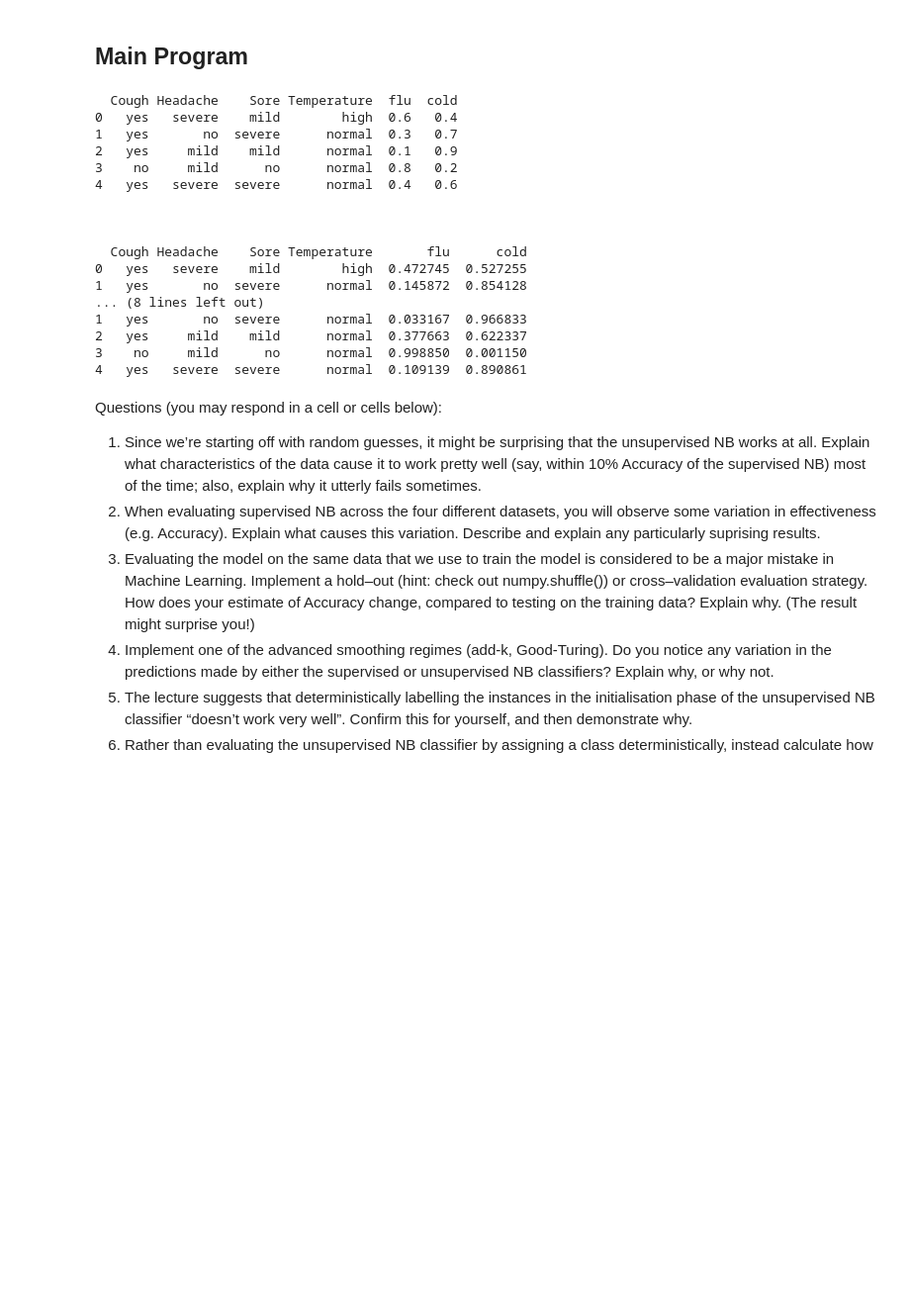
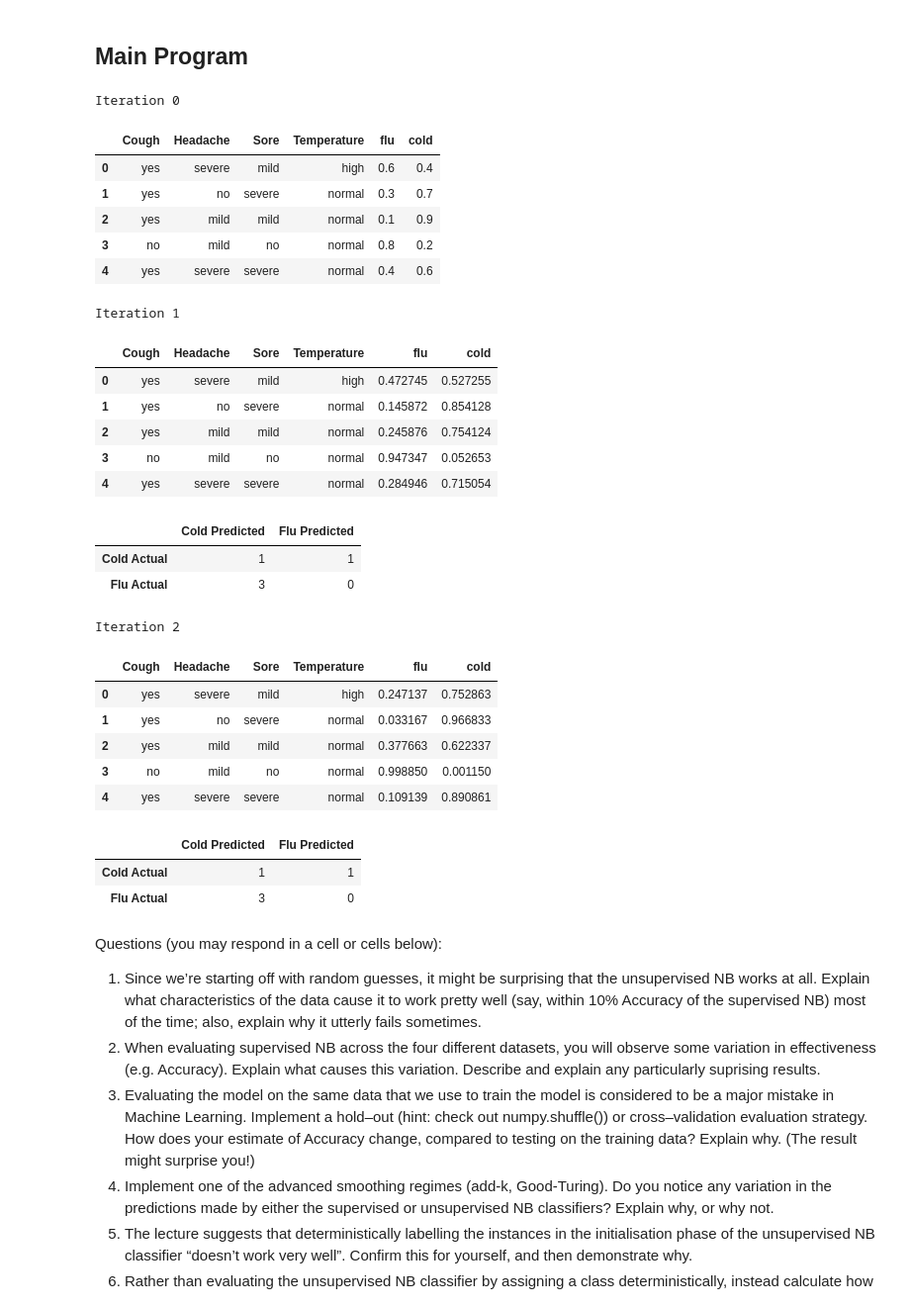
Before and after one commit to maleakhiw/Naive-Bayes-Algorithm, a Jupyter notebook: COMP30027 2018S1 - Project 1.ipynb, the cells around one changed output. Shown: that part at 99% size. Saved outputs shown, nothing was run; the diff lists cells and outputs as text; code cells hidden in the pictures; blank space fills up the shorter version.

```diff
--- a/COMP30027 2018S1 - Project 1.ipynb
+++ b/COMP30027 2018S1 - Project 1.ipynb
@@ -566,38 +513,50 @@ def evaluate_unsupervised(true_test_result, predicted_test_result, class_column)
 # %%
 # Using the training df
 attribute_column = list(training_df.columns)
 attribute_column.remove("class")
 unsupervised_df = initialise_unsupervised_naive_bayes(training_df, "class")
 unsupervised_df["flu"] = [0.6, 0.3, 0.1, 0.8, 0.4]
 unsupervised_df["cold"] = [0.4, 0.7, 0.9, 0.2, 0.6]
+print("Iteration 0")
 display(unsupervised_df)
 print("\n\n")
 for i in range(ITERATION):
     # Train and give prediction and calculate accuracy
+    print("Iteration {}".format(i+1))
     model = train_probability_unsupervised(training_df["class"].unique(), attribute_column, unsupervised_df, "class")
     predicted_test_result = predict_unsupervised(unsupervised_df, training_df["class"].unique(), attribute_column, "class", model)
-    confusion_matrix = evaluate_unsupervised(["flu", "cold", "flu", "cold", "flu"], predicted_test_result)
+    confusion_matrix = evaluate_unsupervised(["flu", "cold", "flu", "cold", "flu"], predicted_test_result, ["cold", "flu"])
     display(unsupervised_df)
     display(confusion_matrix)
     print("\n\n")
 # %% [output]
-  Cough Headache    Sore Temperature  flu  cold
-0   yes   severe    mild        high  0.6   0.4
-1   yes       no  severe      normal  0.3   0.7
-2   yes     mild    mild      normal  0.1   0.9
-3    no     mild      no      normal  0.8   0.2
-4   yes   severe  severe      normal  0.4   0.6
-
-
-
-  Cough Headache    Sore Temperature       flu      cold
-0   yes   severe    mild        high  0.472745  0.527255
-1   yes       no  severe      normal  0.145872  0.854128
-... (8 lines left out)
-1   yes       no  severe      normal  0.033167  0.966833
-2   yes     mild    mild      normal  0.377663  0.622337
-3    no     mild      no      normal  0.998850  0.001150
-4   yes   severe  severe      normal  0.109139  0.890861
+Iteration 0
+|  | Cough | Headache | Sore | Temperature | flu | cold |
+| 0 | yes | severe | mild | high | 0.6 | 0.4 |
+| 1 | yes | no | severe | normal | 0.3 | 0.7 |
+| 2 | yes | mild | mild | normal | 0.1 | 0.9 |
+| 3 | no | mild | no | normal | 0.8 | 0.2 |
+| 4 | yes | severe | severe | normal | 0.4 | 0.6 |
+Iteration 1
+|  | Cough | Headache | Sore | Temperature | flu | cold |
+| 0 | yes | severe | mild | high | 0.472745 | 0.527255 |
+| 1 | yes | no | severe | normal | 0.145872 | 0.854128 |
+| 2 | yes | mild | mild | normal | 0.245876 | 0.754124 |
+| 3 | no | mild | no | normal | 0.947347 | 0.052653 |
+| 4 | yes | severe | severe | normal | 0.284946 | 0.715054 |
+|  | Cold Predicted | Flu Predicted |
+| Cold Actual | 1 | 1 |
+| Flu Actual | 3 | 0 |
+Iteration 2
+|  | Cough | Headache | Sore | Temperature | flu | cold |
+| 0 | yes | severe | mild | high | 0.247137 | 0.752863 |
+| 1 | yes | no | severe | normal | 0.033167 | 0.966833 |
+| 2 | yes | mild | mild | normal | 0.377663 | 0.622337 |
+| 3 | no | mild | no | normal | 0.998850 | 0.001150 |
+| 4 | yes | severe | severe | normal | 0.109139 | 0.890861 |
+|  | Cold Predicted | Flu Predicted |
+| Cold Actual | 1 | 1 |
+| Flu Actual | 3 | 0 |
 # %% [markdown]
 Questions (you may respond in a cell or cells below):
 
```
Also changed, not shown: parts of 6 cells of this notebook.
